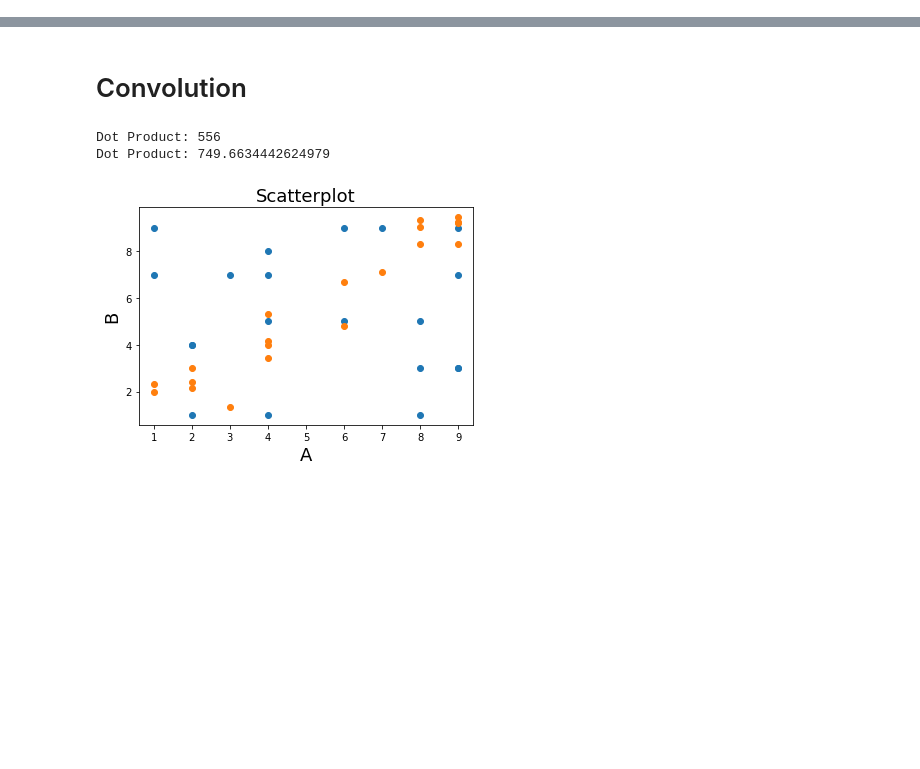
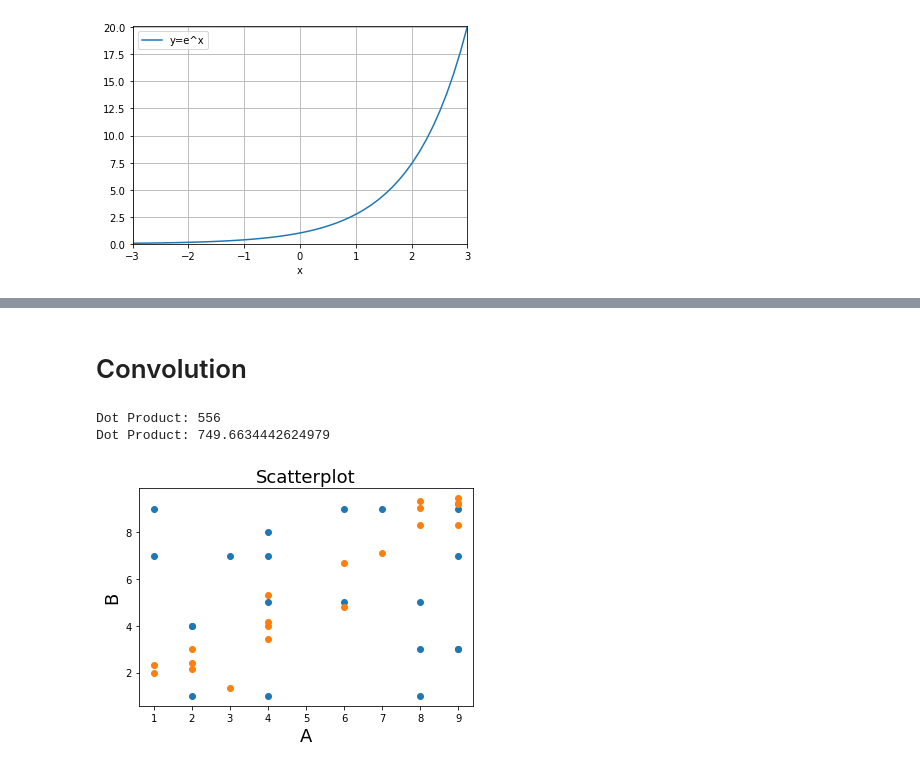
Before and after one commit to visnyue/Dartbrain-coding, a Jupyter notebook: Preprocessing/basis of processing.ipynb, the cells around one changed output, grey strips where cells are left out. Saved outputs shown, nothing was run; the diff lists cells and outputs as text; code cells hidden in the pictures; blank space fills up the shorter version.

```diff
--- a/Preprocessing/basis of processing.ipynb
+++ b/Preprocessing/basis of processing.ipynb
@@ -0,0 +28,10 @@
+# %%
+x = np.linspace(-3,3,num=50)
+plt.plot(x,np.exp(x),label='y=e^x')
+plt.axis([min(x),max(x),0,np.exp(x[-1])])
+plt.grid(True)
+plt.legend()
+plt.xlabel('x')
+plt.show()
+# %% [output]
+[figure, added]
```
Also changed, not shown: parts of 17 cells of this notebook, 1 other file.
